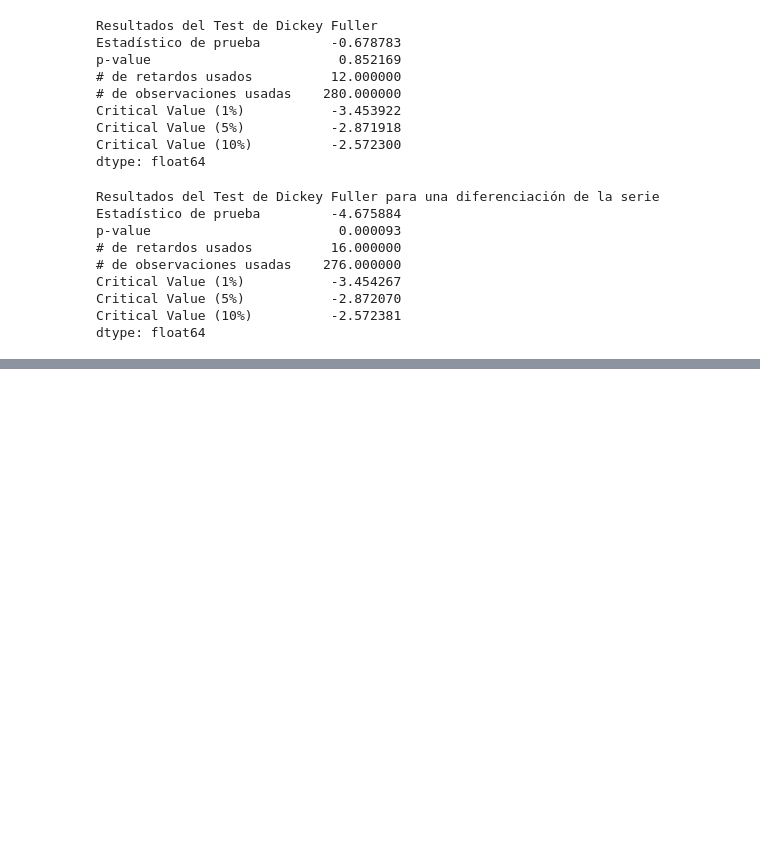
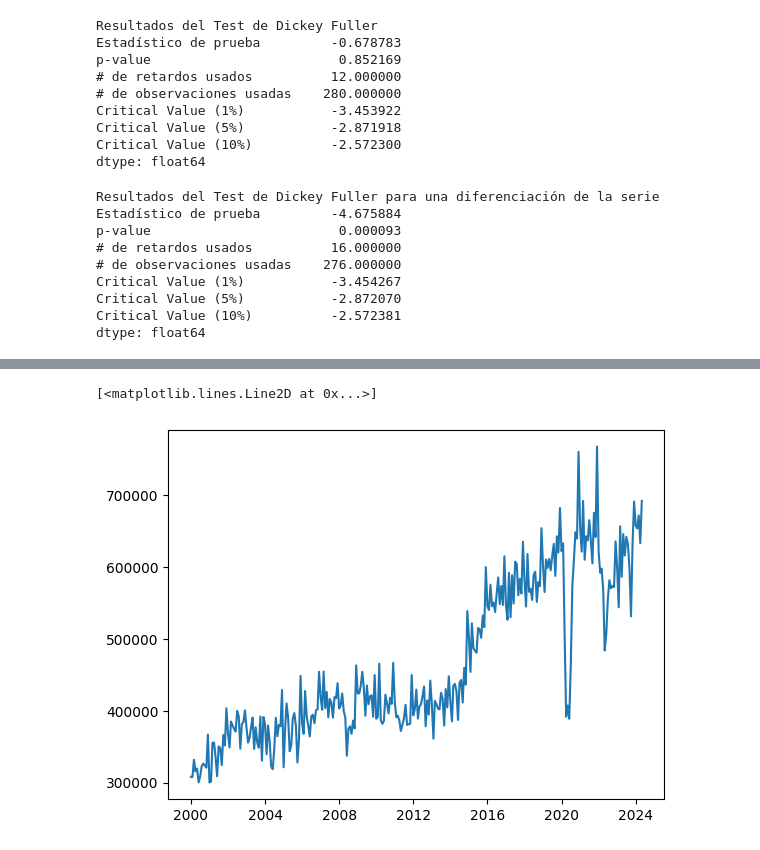
Before and after one commit to estebandonis/LSTMwithTimeSeries-DataScience, a Jupyter notebook: consumo.ipynb, the cells around one changed output, grey strips where cells are left out. Saved outputs shown, nothing was run; the diff lists cells and outputs as text; code cells hidden in the pictures; blank space fills up the shorter version.

```diff
--- a/consumo.ipynb
+++ b/consumo.ipynb
@@ -97,0 +256,5 @@ dtype: float64
+# %%
+plt.plot(consume_data)
+# %% [output]
+[<matplotlib.lines.Line2D at 0x...>]
+[figure, added]
```
Also changed, not shown: parts of 16 cells of this notebook, 1 other file.
